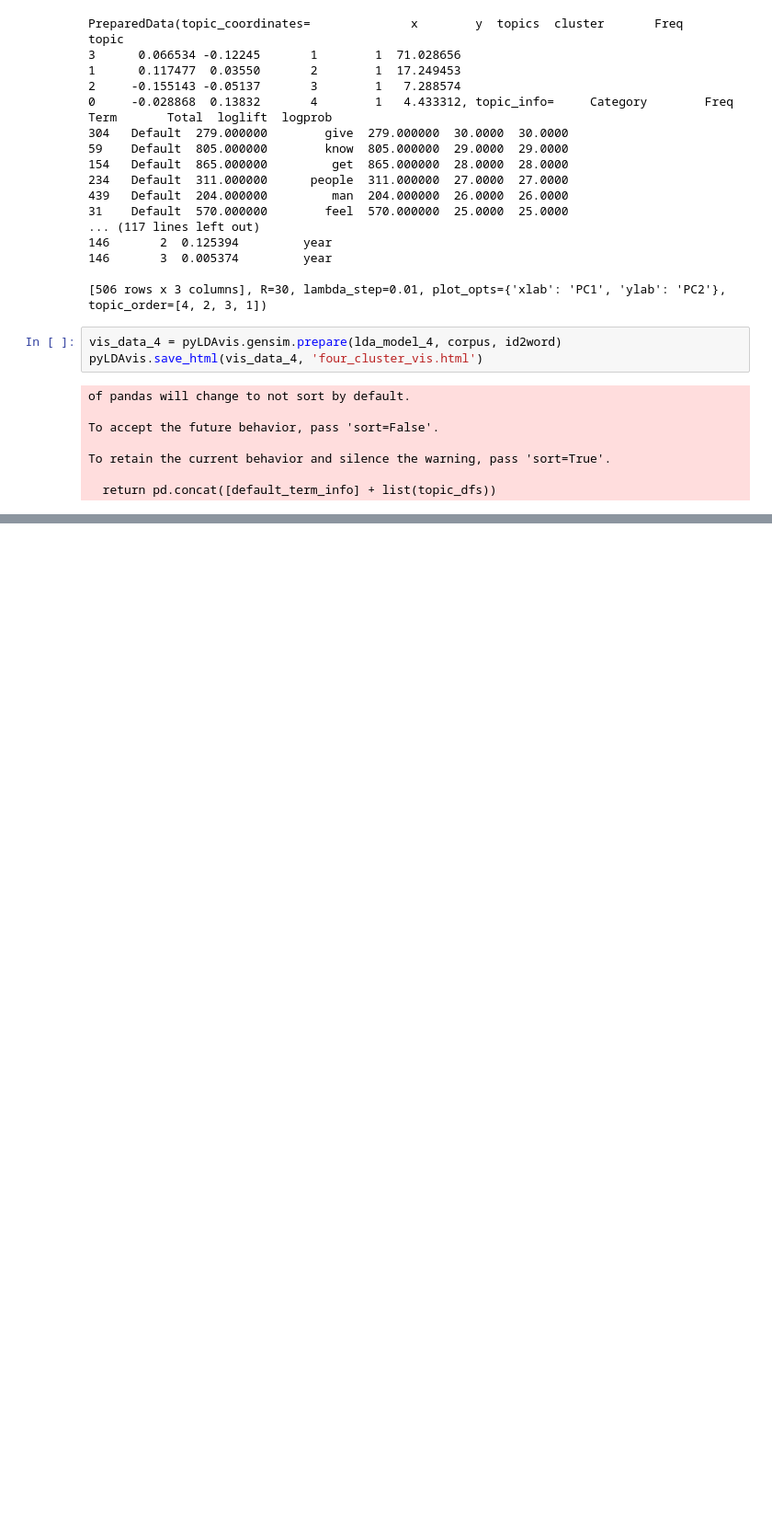
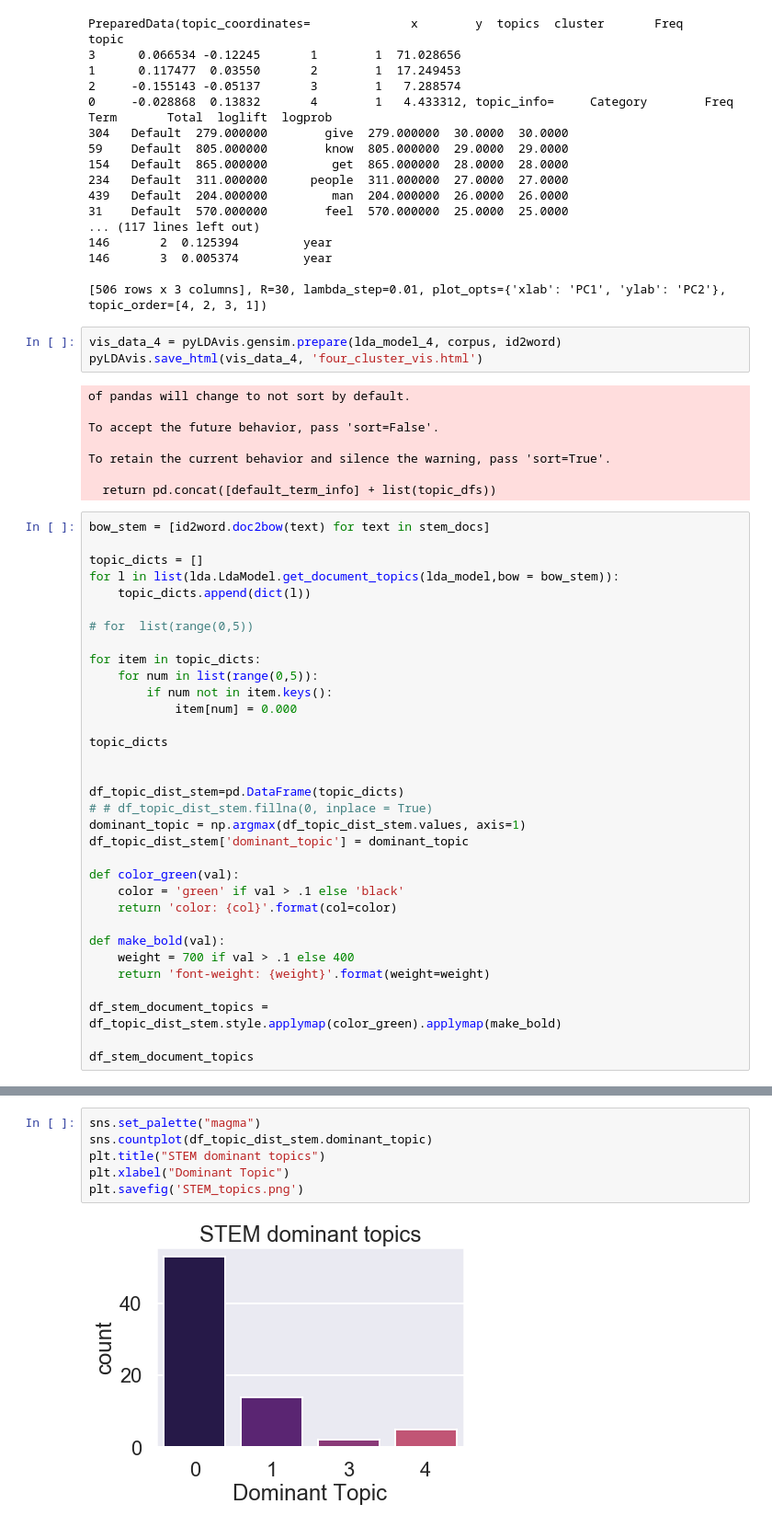
Before and after one commit to k-christensen/MeToo_in_STEM, a Jupyter notebook: exploratory.ipynb, the cells around one changed output, grey strips where cells are left out. Shown at 92% size. Saved outputs shown, nothing was run; the diff lists cells and outputs as text; blank space fills up the shorter version.

Commit message:
created graphs of various topic distributions, dataframes of dominant topics per doc and per word

```diff
--- a/exploratory.ipynb
+++ b/exploratory.ipynb
@@ -2268,3 +2268,36 @@ To accept the future behavior, pass 'sort=False'.
 To retain the current behavior and silence the warning, pass 'sort=True'.
 
   return pd.concat([default_term_info] + list(topic_dfs))
+# %%
+bow_stem = [id2word.doc2bow(text) for text in stem_docs]
+
+topic_dicts = []
+for l in list(lda.LdaModel.get_document_topics(lda_model,bow = bow_stem)):
+    topic_dicts.append(dict(l))
+
+# for  list(range(0,5))
+
+for item in topic_dicts:
+    for num in list(range(0,5)):
+        if num not in item.keys():
+            item[num] = 0.000
+
+topic_dicts
+
+
+df_topic_dist_stem=pd.DataFrame(topic_dicts)
+# # df_topic_dist_stem.fillna(0, inplace = True)
+dominant_topic = np.argmax(df_topic_dist_stem.values, axis=1)
+df_topic_dist_stem['dominant_topic'] = dominant_topic
+
+def color_green(val):
+    color = 'green' if val > .1 else 'black'
+    return 'color: {col}'.format(col=color)
+
+def make_bold(val):
+    weight = 700 if val > .1 else 400
+    return 'font-weight: {weight}'.format(weight=weight)
+
+df_stem_document_topics = df_topic_dist_stem.style.applymap(color_green).applymap(make_bold)
+
+df_stem_document_topics
@@ -2270,0 +2322,8 @@ To retain the current behavior and silence the warning, pass 'sort=True'.
+# %%
+sns.set_palette("magma")
+sns.countplot(df_topic_dist_stem.dominant_topic)
+plt.title("STEM dominant topics")
+plt.xlabel("Dominant Topic")
+plt.savefig('STEM_topics.png')
+# %% [output]
+[figure, added]
```
Also changed, not shown: parts of 12 cells of this notebook, 3 other files.
